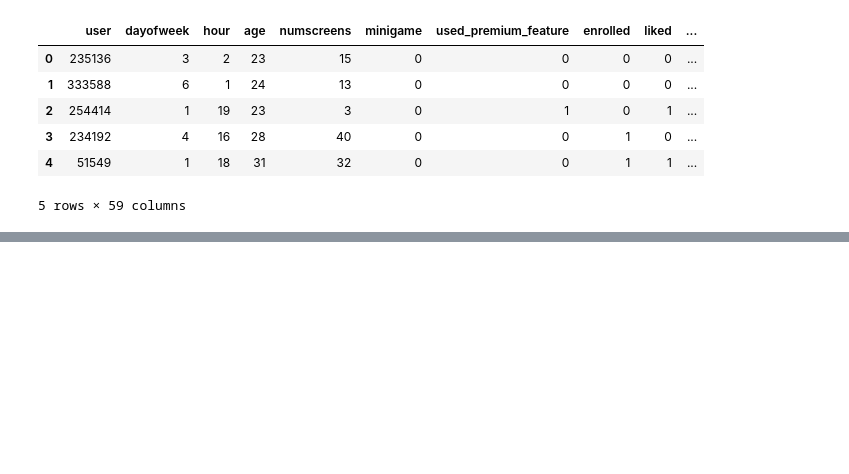
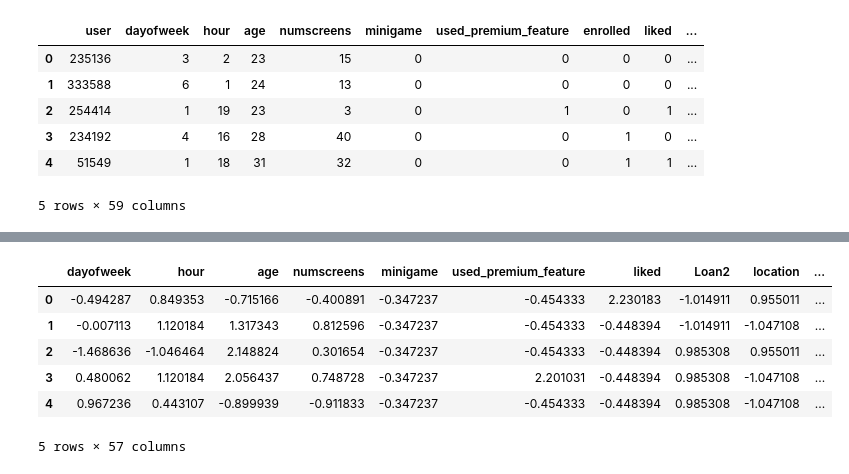
Before and after one commit to DGV1995/Curso-Practical-Machine-Learning, a Jupyter notebook: Notebooks/Customers.ipynb, the cells around one changed output, grey strips where cells are left out. Drawn from its saved outputs; the diff is of its cells as text; code cells hidden in the pictures; blank space fills up the shorter version.

```diff
--- a/Notebooks/Customers.ipynb
+++ b/Notebooks/Customers.ipynb
@@ -219,0 +273,11 @@ dataset.head()
+# %%
+X_test_scaled.columns = X_test.columns.values
+X_test_scaled.head()
+# %% [output]
+|  | dayofweek | hour | age | numscreens | minigame | used_premium_feature | liked | Loan2 | location | ... |
+| 0 | -0.494287 | 0.849353 | -0.715166 | -0.400891 | -0.347237 | -0.454333 | 2.230183 | -1.014911 | 0.955011 | ... |
+| 1 | -0.007113 | 1.120184 | 1.317343 | 0.812596 | -0.347237 | -0.454333 | -0.448394 | -1.014911 | -1.047108 | ... |
+| 2 | -1.468636 | -1.046464 | 2.148824 | 0.301654 | -0.347237 | -0.454333 | -0.448394 | 0.985308 | 0.955011 | ... |
+| 3 | 0.480062 | 1.120184 | 2.056437 | 0.748728 | -0.347237 | 2.201031 | -0.448394 | 0.985308 | -1.047108 | ... |
+| 4 | 0.967236 | 0.443107 | -0.899939 | -0.911833 | -0.347237 | -0.454333 | -0.448394 | 0.985308 | -1.047108 | ... |
+5 rows × 57 columns
```
Also changed, not shown: parts of 33 cells of this notebook.
